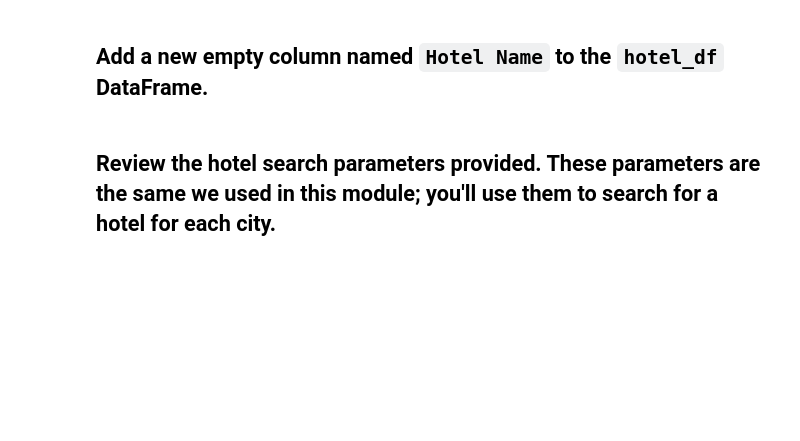
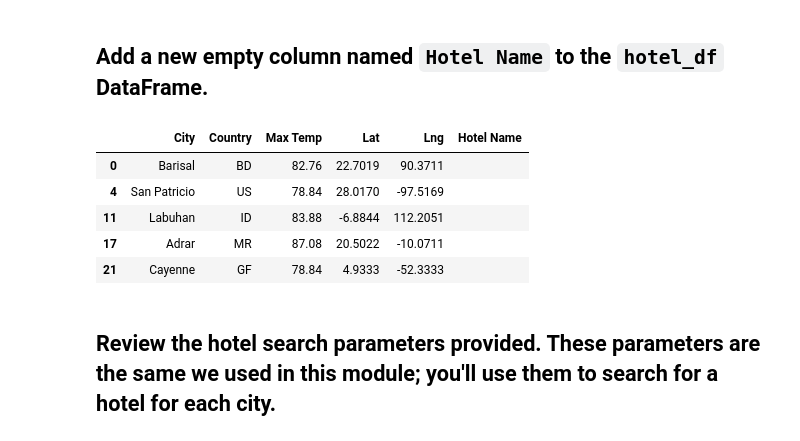
Before and after one commit to kimevans404/World_Weather_Analysis, a Jupyter notebook: Challenge/Vacation_Search/Vacation_Search.ipynb, the cells around one changed output. Drawn from its saved outputs; the diff is of its cells as text; code cells hidden in the pictures; blank space fills up the shorter version.

```diff
--- a/Challenge/Vacation_Search/Vacation_Search.ipynb
+++ b/Challenge/Vacation_Search/Vacation_Search.ipynb
@@ -102,7 +120,7 @@ clean_travel_cities.head()
 ## Use the `copy` Pandas function to create a new DataFrame, called `hotel_df`, by copying the following columns from the `clean_travel_cities` DataFrame: "City", "Country", "Max Temp", "Current Description", "Lat", "Lng".
 # %%
 # Create DataFrame called hotel_df by copying some columns from the clean_travel_cities DataFrame.
-hotel_df = # YOUR CODE HERE
+hotel_df = clean_travel_cities[["City", "Country", "Max Temp", "Lat", "Lng"]].copy()
 
 # Display sample data
-# YOUR CODE HERE
+hotel_df.head()
@@ -110,10 +135,17 @@ hotel_df = # YOUR CODE HERE
 ## Add a new empty column named `Hotel Name` to the `hotel_df` DataFrame.
 # %%
 # Add a new empty column, "Hotel Name", to the hotel_df DataFrame
-# YOUR CODE HERE
+hotel_df["Hotel Name"] = ""
 
 # Display sample data
-# YOUR CODE HERE
+hotel_df.head()
+# %% [output]
+|  | City | Country | Max Temp | Lat | Lng | Hotel Name |
+| 0 | Barisal | BD | 82.76 | 22.7019 | 90.3711 |  |
+| 4 | San Patricio | US | 78.84 | 28.0170 | -97.5169 |  |
+| 11 | Labuhan | ID | 83.88 | -6.8844 | 112.2051 |  |
+| 17 | Adrar | MR | 87.08 | 20.5022 | -10.0711 |  |
+| 21 | Cayenne | GF | 78.84 | 4.9333 | -52.3333 |  |
 # %% [markdown]
 ## Review the hotel search parameters provided. These parameters are the same we used in this module; you'll use them to search for a hotel for each city.
 # %%
```
Also changed, not shown: parts of 12 cells of this notebook, 3 other files.
